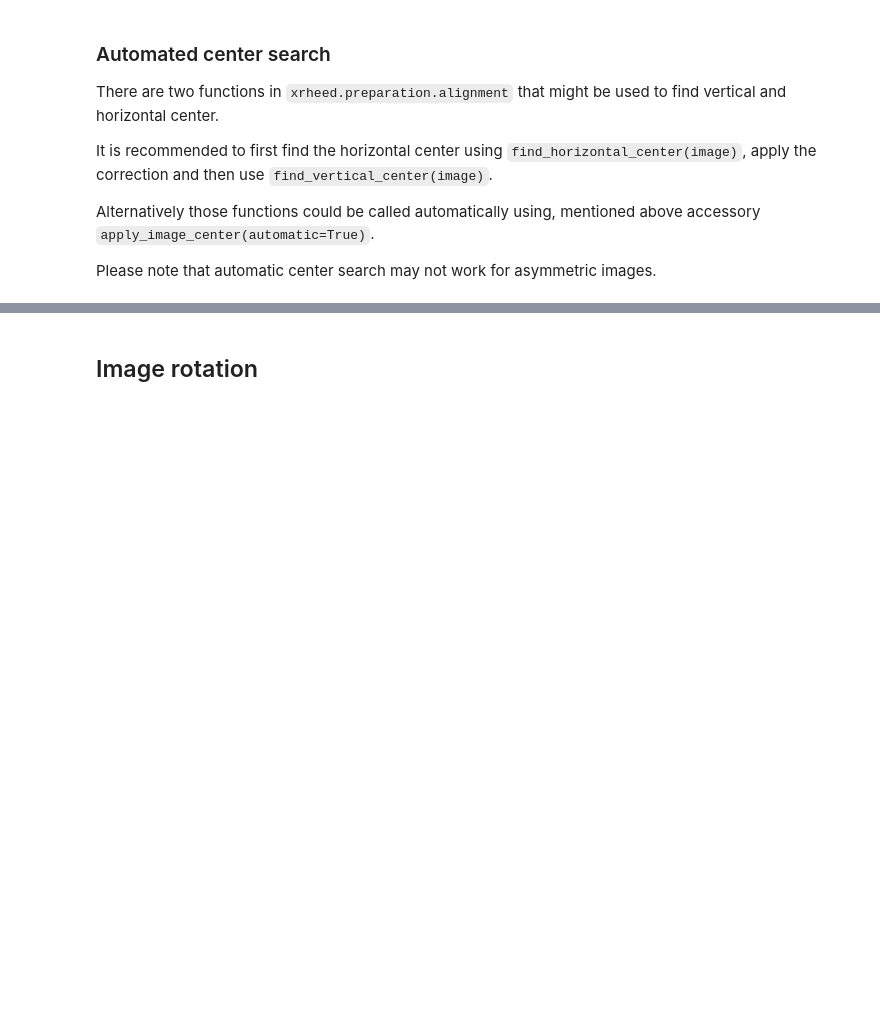
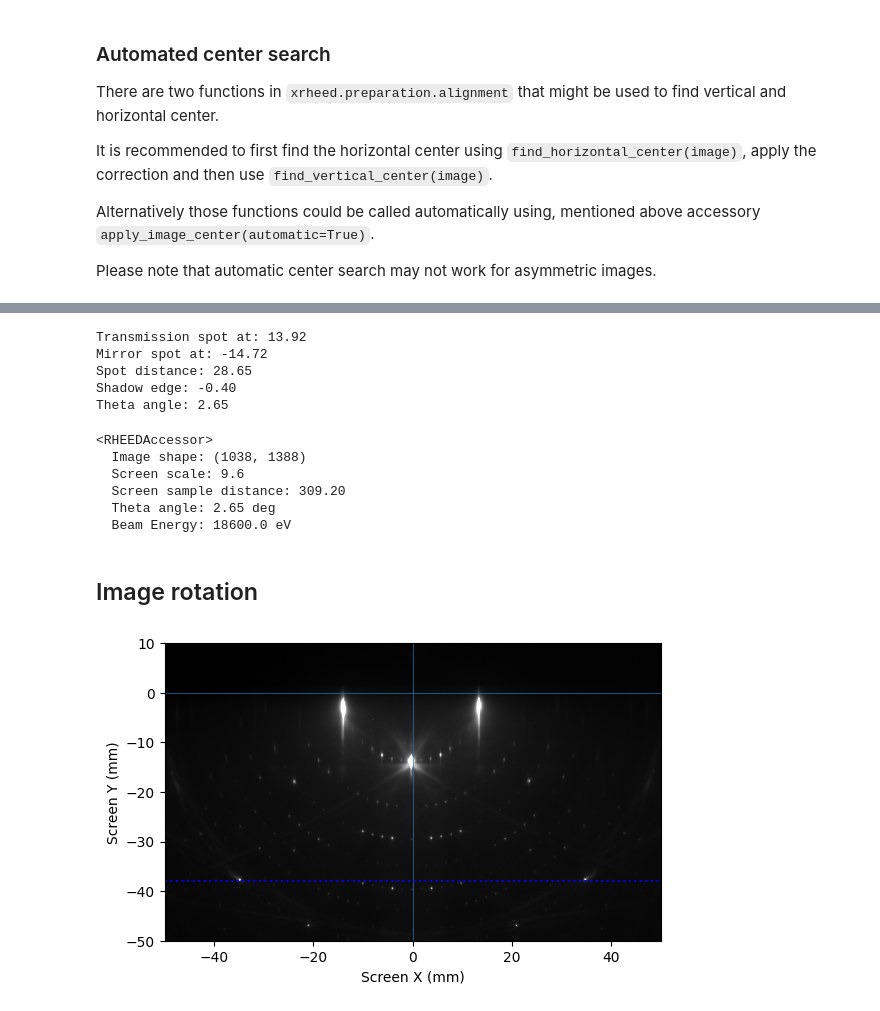
Before and after one commit to mkopciuszynski/xrheed, a Jupyter notebook: docs/source/notebooks/getting_started.ipynb, the cells around one changed output, grey strips where cells are left out. Saved outputs shown, nothing was run; the diff lists cells and outputs as text; code cells hidden in the pictures; blank space fills up the shorter version.

```diff
--- a/docs/source/notebooks/getting_started.ipynb
+++ b/docs/source/notebooks/getting_started.ipynb
@@ -116,5 +116,38 @@ rheed_image.R.plot_image()
+# %%
+from xrheed.preparation.alignment import find_theta
+
+real_theta = find_theta(rheed_image)
+# %% [output]
+Transmission spot at: 13.92
+Mirror spot at: -14.72
+Spot distance: 28.65
+Shadow edge: -0.40
+Theta angle: 2.65
+# %%
+rheed_image.R.theta = real_theta
+rheed_image.R
+# %% [output]
+<RHEEDAccessor>
+  Image shape: (1038, 1388)
+  Screen scale: 9.6
+  Screen sample distance: 309.20
+  Theta angle: 2.65 deg
+  Beam Energy: 18600.0 eV
 # %% [markdown]
 ## Image rotation
 # %%
-rheed_image.R.rotate(angle=-0.5)
-rheed_image.R.apply_image_center(auto_center=True)
+# Create a copy of an image
+rotated_image = rheed_image.copy()
+
+# Rotate the image
+rotated_image.R.rotate(-0.5)
+
+fig, ax = plt.subplots()
+rotated_image.R.plot_image(ax=ax)
+
+# add horizontal line to check the rotation alignment
+ax.axhline(-38.0, color='b', linestyle=':')
+
+plt.show()
+# %% [output]
+[figure, added]
```
Also changed, not shown: parts of 19 cells of this notebook.
